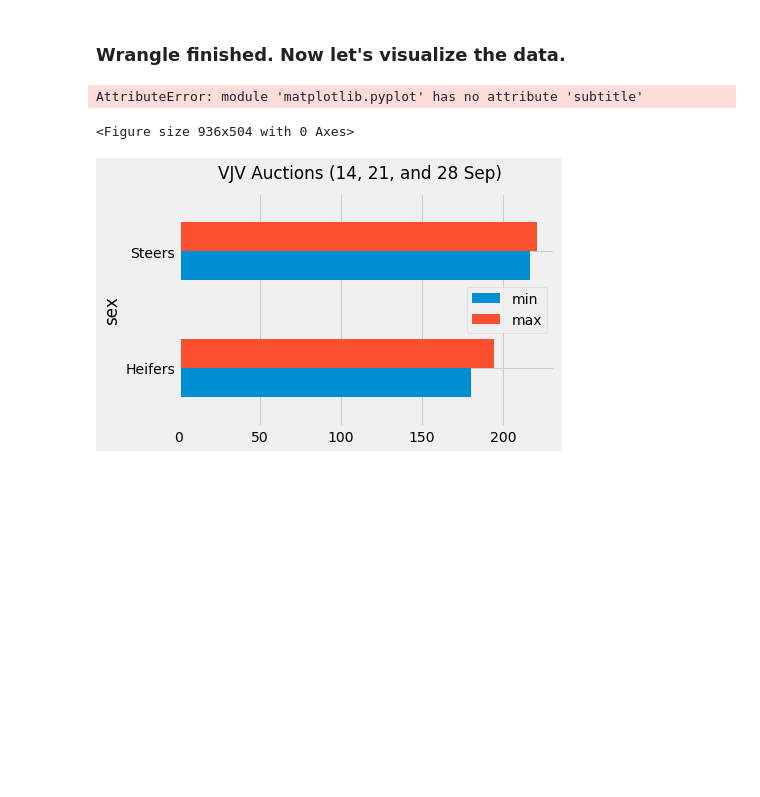
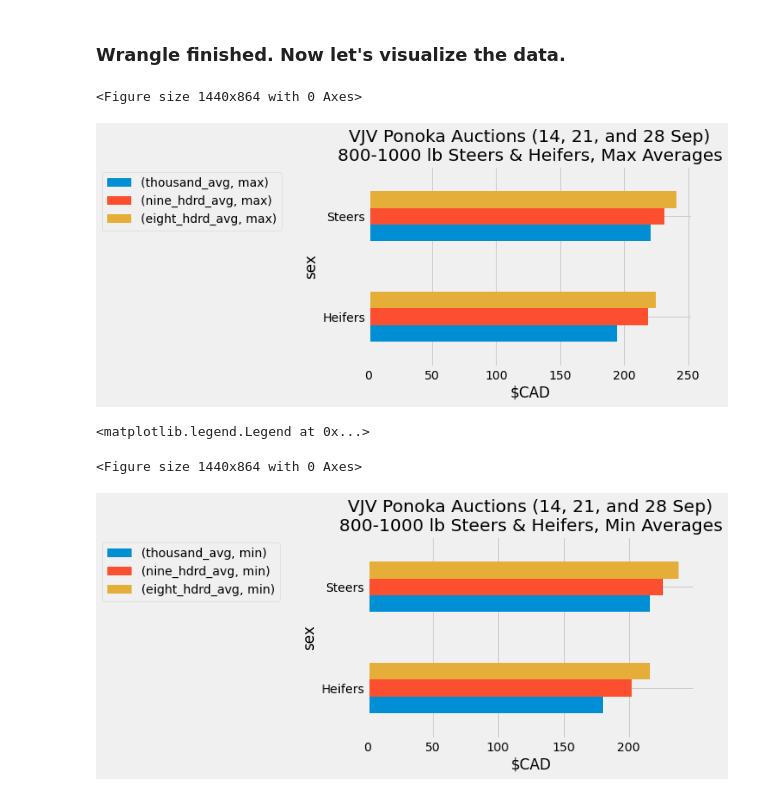
Before and after one commit to tarrencen/rice_farms, a Jupyter notebook: auction_prices.ipynb, the cells around one changed output. Saved outputs shown, nothing was run; the diff lists cells and outputs as text; code cells hidden in the pictures; blank space fills up the shorter version.

```diff
--- a/auction_prices.ipynb
+++ b/auction_prices.ipynb
@@ -347,14 +347,25 @@ westlock_df.describe()
 | max | 198.000000 | 214.000000 | 206.000000 | 226.000000 | 235.000000 | 230.500000 | ... |
 # %% [markdown]
 ### Wrangle finished. Now let's visualize the data.
-# %%
-plt.style.use('fivethirtyeight')
-
-plt.figure(figsize=(13,7))
-ponoka_df.groupby('sex').thousand_avg.agg(['min', 'max']).plot.barh()
-plt.suptitle('VJV Auctions (14, 21, and 28 Sep)')
-plt.title('1000-lb Steers & Heifers, Minimum and Maximum Averages')
-# %% [output]
-AttributeError: module 'matplotlib.pyplot' has no attribute 'subtitle'
-<Figure size 936x504 with 0 Axes>
-[figure, removed]
+# %%
+plt.style.use('fivethirtyeight')
+
+plt.figure(figsize=(20, 12))
+ponoka_df[['sex', 'thousand_avg', 'nine_hdrd_avg', 'eight_hdrd_avg']].groupby('sex').agg(['max']).plot.barh()
+plt.title('VJV Ponoka Auctions (14, 21, and 28 Sep)\n800-1000 lb Steers & Heifers, Max Averages')
+plt.xlabel('$CAD')
+plt.legend(bbox_to_anchor=(-0.25,1))
+
+plt.show()
+
+plt.figure(figsize=(20, 12))
+ponoka_df[['sex', 'thousand_avg', 'nine_hdrd_avg', 'eight_hdrd_avg']].groupby('sex').agg(['min']).plot.barh()
+plt.title('VJV Ponoka Auctions (14, 21, and 28 Sep)\n800-1000 lb Steers & Heifers, Min Averages')
+plt.xlabel('$CAD')
+plt.legend(bbox_to_anchor=(-0.25,1))
+# %% [output]
+<Figure size 1440x864 with 0 Axes>
+[figure, added]
+<matplotlib.legend.Legend at 0x...>
+<Figure size 1440x864 with 0 Axes>
+[figure, added]
```
